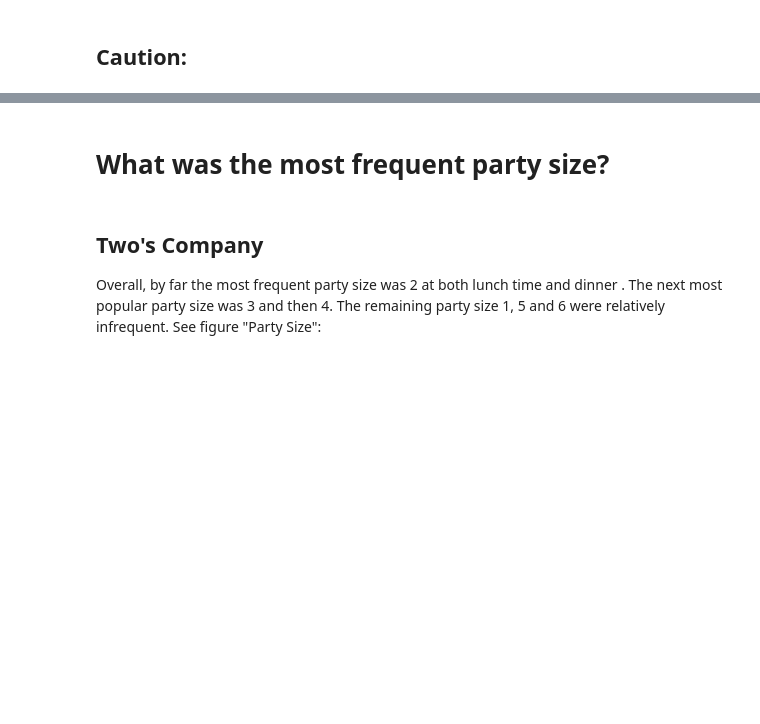
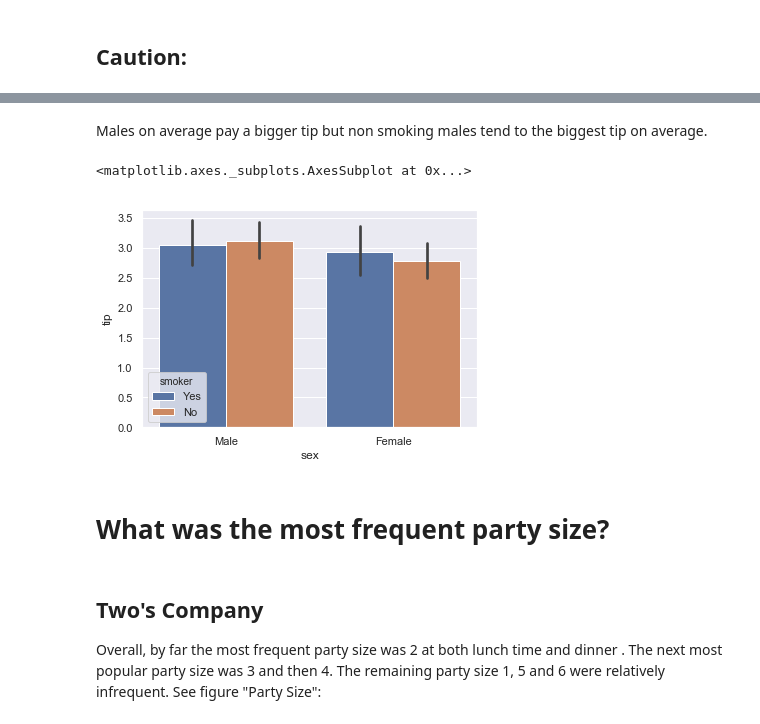
Before and after one commit to fionaoriordan/52446_19_tips, a Jupyter notebook: tips_notebook.ipynb, the cells around one changed output, grey strips where cells are left out. Cells and saved outputs as stored; diff of their text form; code cells hidden in the pictures; blank space fills up the shorter version.

```diff
--- a/tips_notebook.ipynb
+++ b/tips_notebook.ipynb
@@ -368,3 +380,10 @@ sns.barplot(x="day",y= "tip_pct", hue="sex", data=df )
+# %% [markdown]
+Males on average pay a bigger tip but non smoking males tend to the biggest tip on average.
+# %%
+sns.barplot(x="sex",y= "tip", hue="smoker", data=df )
+# %% [output]
+<matplotlib.axes._subplots.AxesSubplot at 0x...>
+[figure, added]
 # %% [markdown]
 # What was the most frequent party size?
 # %% [markdown]
```
Also changed, not shown: parts of 14 cells of this notebook.
